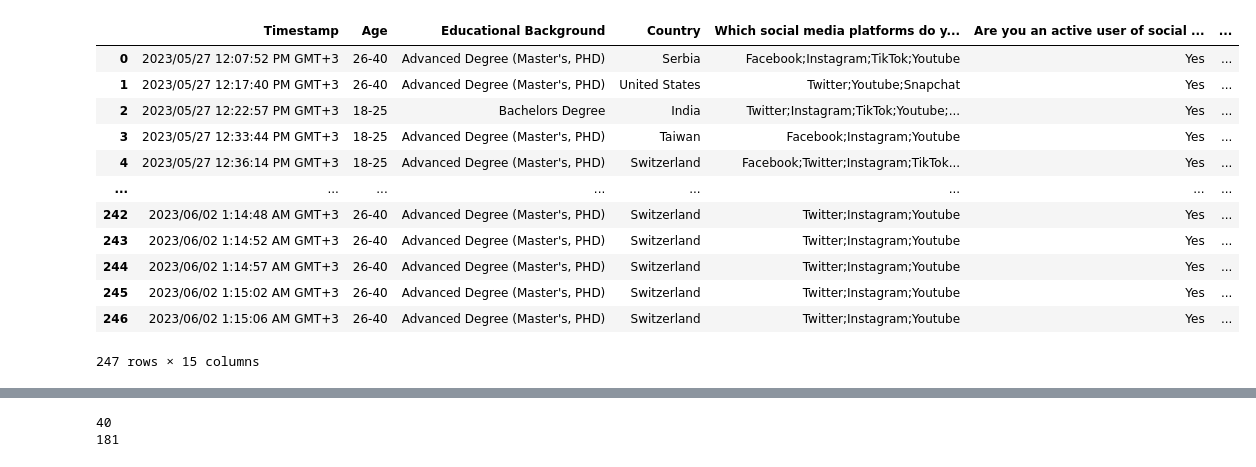
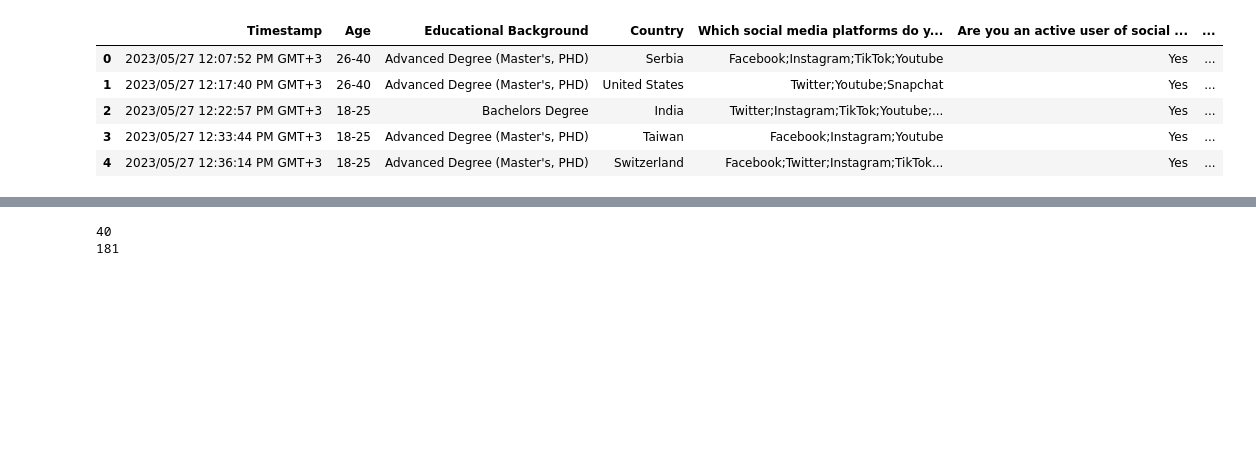
Before and after one commit to johnsebin97/DA_publichealth, a Jupyter notebook: Untitled.ipynb, the cells around one changed output, grey strips where cells are left out. Saved outputs shown, nothing was run; the diff lists cells and outputs as text; code cells hidden in the pictures; blank space fills up the shorter version.

```diff
--- a/Untitled.ipynb
+++ b/Untitled.ipynb
@@ -7,19 +7,15 @@ import seaborn as sns
 import matplotlib.pyplot as plt
 # %%
 df = pd.read_csv('Public Perception of Social Media for Public Health Communication during Emergencies (Thesis Research Survey).csv')
+# %%
+# replacing NaN with 0 in "Willingness to share"
+df['On a scale of 1-5, Please rate your willingness to share public health related content.'] = df['On a scale of 1-5, Please rate your willingness to share public health related content.'].fillna(0)
 # %%
-df
+df.head()
 # %% [output]
 |  | Timestamp | Age | Educational Background | Country | Which social media platforms do y... | Are you an active user of social ... | ... |
 | 0 | 2023/05/27 12:07:52 PM GMT+3 | 26-40 | Advanced Degree (Master's, PHD) | Serbia | Facebook;Instagram;TikTok;Youtube | Yes | ... |
 | 1 | 2023/05/27 12:17:40 PM GMT+3 | 26-40 | Advanced Degree (Master's, PHD) | United States | Twitter;Youtube;Snapchat | Yes | ... |
 | 2 | 2023/05/27 12:22:57 PM GMT+3 | 18-25 | Bachelors Degree | India | Twitter;Instagram;TikTok;Youtube;... | Yes | ... |
 | 3 | 2023/05/27 12:33:44 PM GMT+3 | 18-25 | Advanced Degree (Master's, PHD) | Taiwan | Facebook;Instagram;Youtube | Yes | ... |
 | 4 | 2023/05/27 12:36:14 PM GMT+3 | 18-25 | Advanced Degree (Master's, PHD) | Switzerland | Facebook;Twitter;Instagram;TikTok... | Yes | ... |
-| ... | ... | ... | ... | ... | ... | ... | ... |
-| 242 | 2023/06/02 1:14:48 AM GMT+3 | 26-40 | Advanced Degree (Master's, PHD) | Switzerland | Twitter;Instagram;Youtube | Yes | ... |
-| 243 | 2023/06/02 1:14:52 AM GMT+3 | 26-40 | Advanced Degree (Master's, PHD) | Switzerland | Twitter;Instagram;Youtube | Yes | ... |
-| 244 | 2023/06/02 1:14:57 AM GMT+3 | 26-40 | Advanced Degree (Master's, PHD) | Switzerland | Twitter;Instagram;Youtube | Yes | ... |
-| 245 | 2023/06/02 1:15:02 AM GMT+3 | 26-40 | Advanced Degree (Master's, PHD) | Switzerland | Twitter;Instagram;Youtube | Yes | ... |
-| 246 | 2023/06/02 1:15:06 AM GMT+3 | 26-40 | Advanced Degree (Master's, PHD) | Switzerland | Twitter;Instagram;Youtube | Yes | ... |
-247 rows × 15 columns
```
Also changed, not shown: parts of 30 cells of this notebook.
